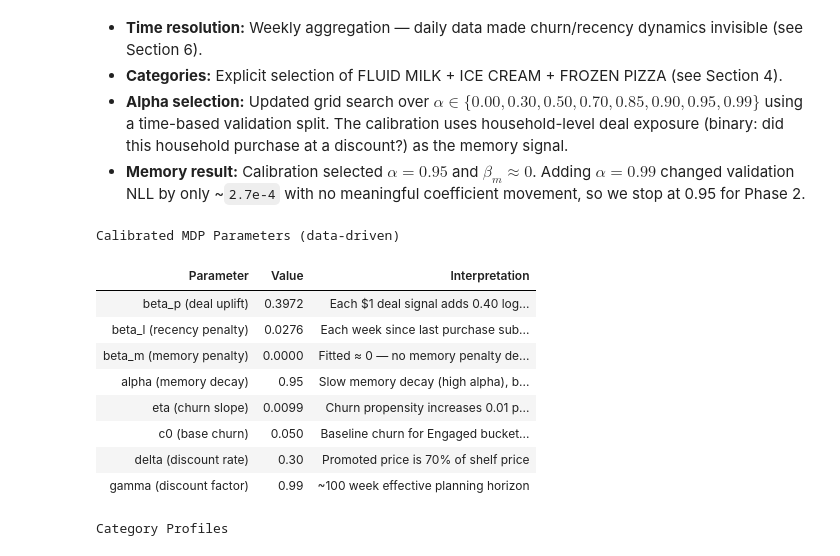
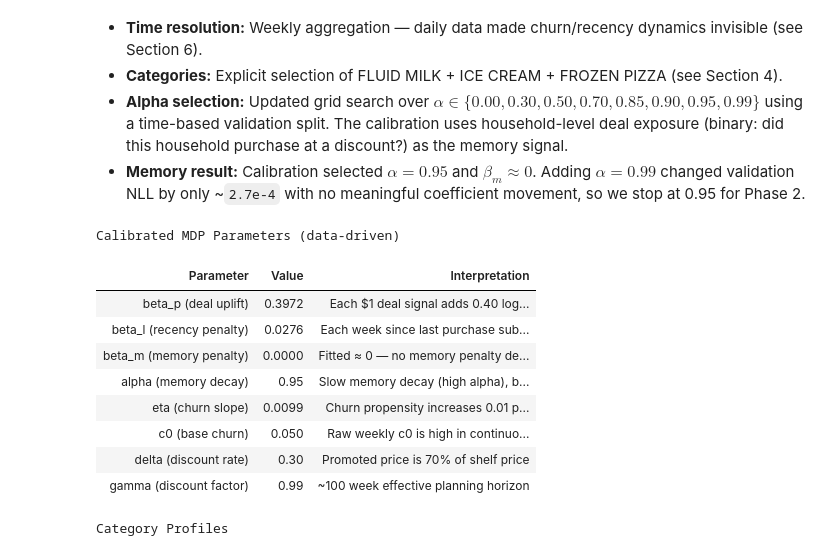
Before and after one commit to EthanSei/cme241-rl-discounts, a Jupyter notebook: notebooks/dp_walkthrough.ipynb, the cells around one changed output. Drawn from its saved outputs; the diff is of its cells as text; code cells hidden in the pictures.

```diff
--- a/notebooks/dp_walkthrough.ipynb
+++ b/notebooks/dp_walkthrough.ipynb
@@ -155,35 +165,35 @@ Parameters are calibrated from the Dunnhumby "Complete Journey" dataset (2,500 h
 # %%
 # Parameter summary table
 param_df = pd.DataFrame({
     "Parameter": ["beta_p (deal uplift)", "beta_l (recency penalty)",
                   "beta_m (memory penalty)", "alpha (memory decay)",
                   "eta (churn slope)", "c0 (base churn)",
                   "delta (discount rate)", "gamma (discount factor)"],
     "Value": [f"{params.beta_p:.4f}", f"{params.beta_l:.4f}",
               f"{params.beta_m:.4f}", f"{params.alpha:.2f}",
               f"{params.eta:.4f}", f"{params.c0:.3f}",
               f"{params.delta:.2f}", f"{params.gamma:.2f}"],
     "Interpretation": [
         "Each $1 deal signal adds 0.40 logit to purchase probability",
         "Each week since last purchase subtracts 0.028 logit",
         "Fitted ≈ 0 — no memory penalty detected in data (see Sec. 12)",
         "Slow memory decay (high alpha), but irrelevant since beta_m ≈ 0",
         "Churn propensity increases 0.01 per no-purchase week",
-        "Baseline churn for Engaged bucket (clamped from 0.49 raw)",
+        "Raw weekly c0 is high in continuous calibration; Version C maps churn to the calibrated discrete bucket centers (Engaged starts at 0.05)",
         "Promoted price is 70% of shelf price",
         "~100 week effective planning horizon",
     ]
 })
 display(param_df.style.hide(axis='index').set_caption("Calibrated MDP Parameters (data-driven)"))
 # %% [output]
 Calibrated MDP Parameters (data-driven)
 | Parameter | Value | Interpretation |
 | beta_p (deal uplift) | 0.3972 | Each $1 deal signal adds 0.40 log... |
 | beta_l (recency penalty) | 0.0276 | Each week since last purchase sub... |
 | beta_m (memory penalty) | 0.0000 | Fitted ≈ 0 — no memory penalty de... |
 | alpha (memory decay) | 0.95 | Slow memory decay (high alpha), b... |
 | eta (churn slope) | 0.0099 | Churn propensity increases 0.01 p... |
-| c0 (base churn) | 0.050 | Baseline churn for Engaged bucket... |
+| c0 (base churn) | 0.050 | Raw weekly c0 is high in continuo... |
 | delta (discount rate) | 0.30 | Promoted price is 70% of shelf price |
 | gamma (discount factor) | 0.99 | ~100 week effective planning horizon |
 # %%
```
Also changed, not shown: parts of 3 cells of this notebook.
